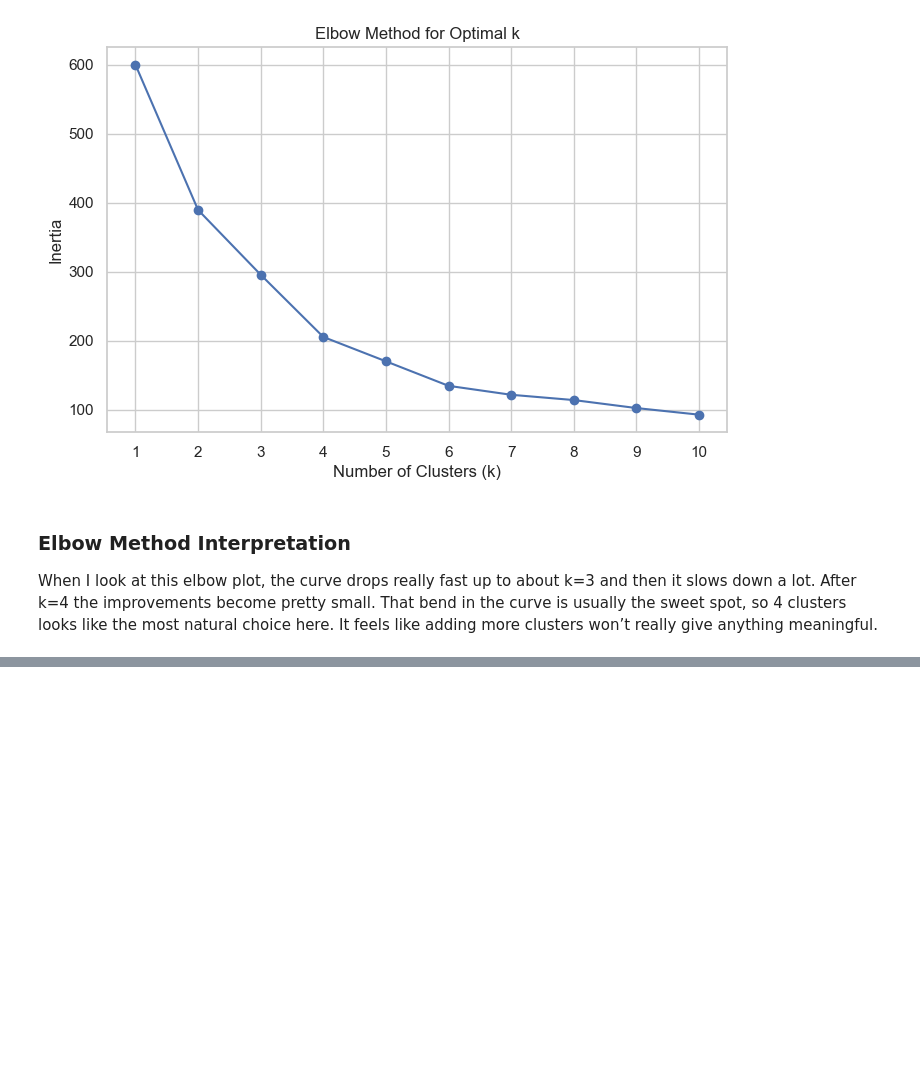
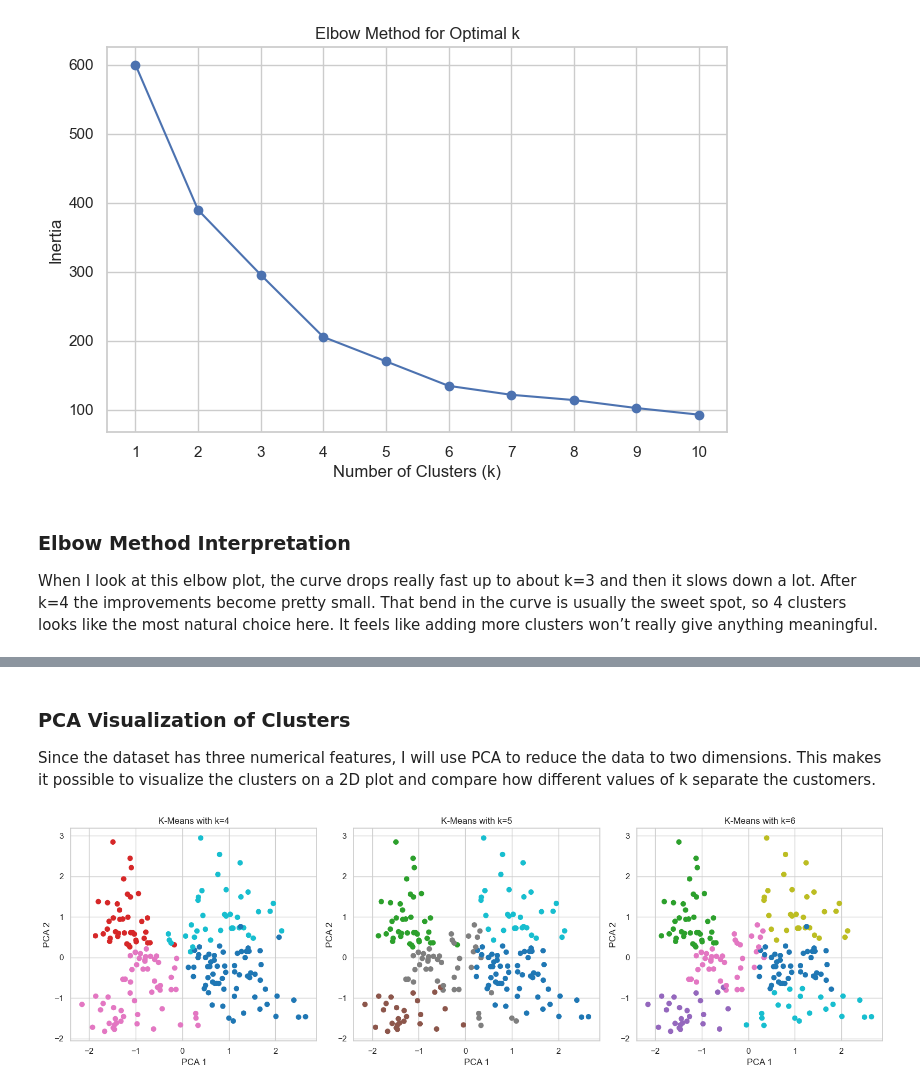
Before and after one commit to DarkSoulsV/CSCA-5632---Final-Project, a Jupyter notebook: Final_CSCA 5632.ipynb, the cells around one changed output, grey strips where cells are left out. Cells and saved outputs as stored; diff of their text form; code cells hidden in the pictures; blank space fills up the shorter version.

```diff
--- a/Final_CSCA 5632.ipynb
+++ b/Final_CSCA 5632.ipynb
@@ -313,0 +359,31 @@ When I look at this elbow plot, the curve drops really fast up to about k=3 and
+# %%
+k_values_final = [4, 5, 6]
+models = {}
+
+for k in k_values_final:
+    model = KMeans(n_clusters=k, random_state=42)
+    labels = model.fit_predict(X_scaled)
+    models[k] = labels
+# %% [markdown]
+### PCA Visualization of Clusters
+
+Since the dataset has three numerical features, I will use PCA to reduce the data to two dimensions. This makes it possible to visualize the clusters on a 2D plot and compare how different values of k separate the customers.
+# %%
+from sklearn.decomposition import PCA
+
+pca = PCA(n_components=2)
+X_pca = pca.fit_transform(X_scaled)
+
+plt.figure(figsize=(16,5))
+
+for i, k in enumerate(k_values_final, 1):
+    plt.subplot(1, 3, i)
+    plt.scatter(X_pca[:,0], X_pca[:,1], c=models[k], cmap="tab10", s=40)
+    plt.title(f"K-Means with k={k}")
+    plt.xlabel("PCA 1")
+    plt.ylabel("PCA 2")
+
+plt.tight_layout()
+plt.show()
+# %% [output]
+[figure, added]
```
Also changed, not shown: parts of 12 cells of this notebook.
